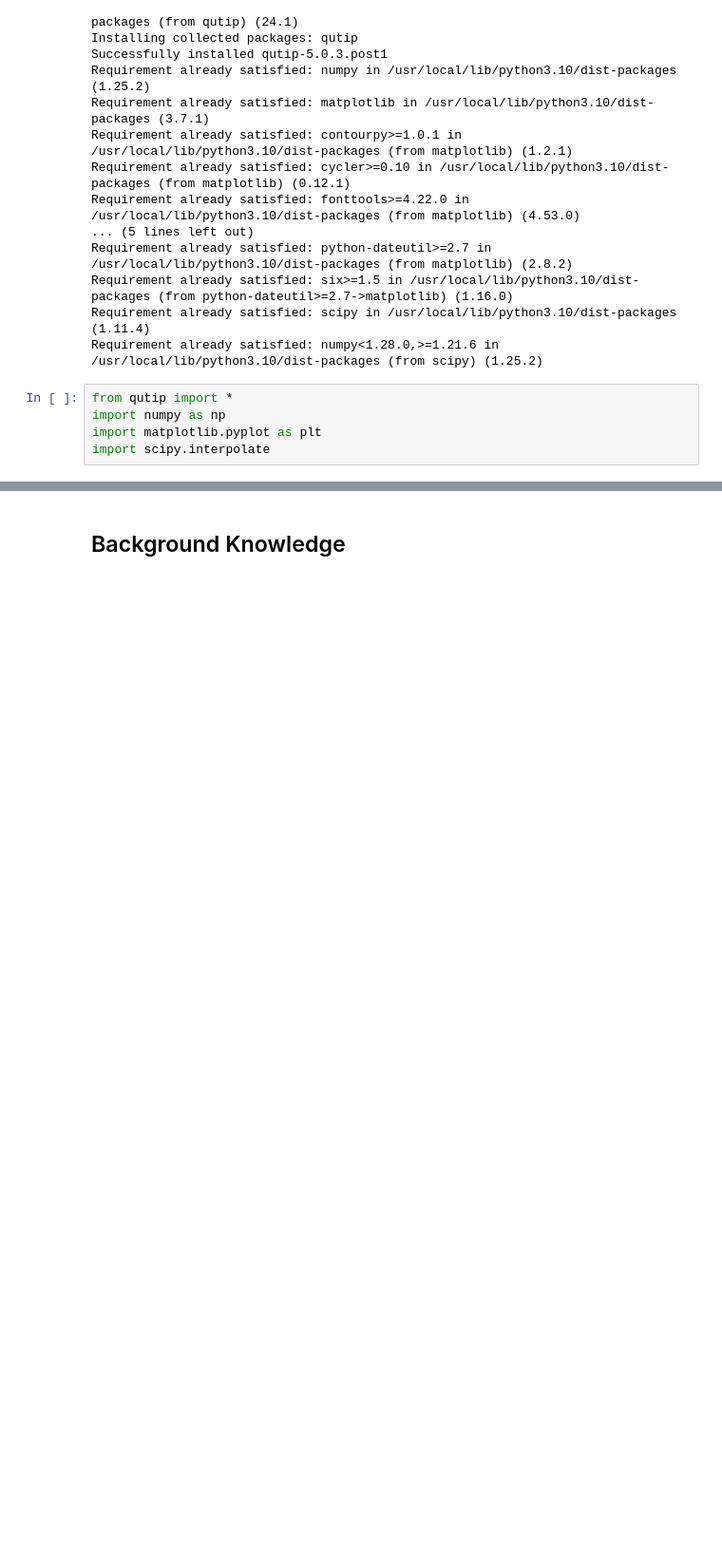
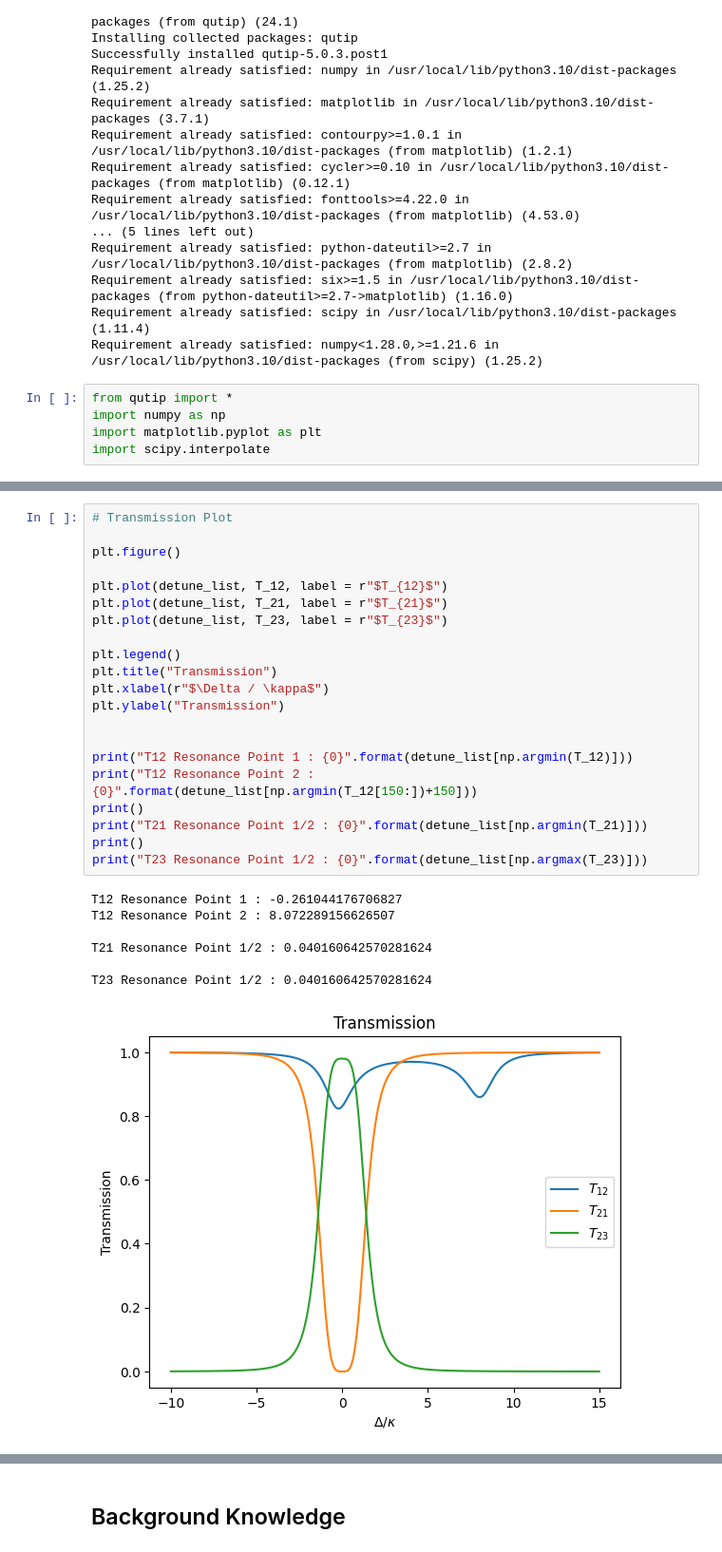
Before and after one commit to BrainConnection/Small_Project, a Jupyter notebook: Quantum Squeezing Induced Optical Nonreciprocity Reproduce.ipynb, the cells around one changed output, grey strips where cells are left out. Shown: that part at 95% size. Drawn from its saved outputs; the diff is of its cells as text; blank space fills up the shorter version.

```diff
--- a/Quantum Squeezing Induced Optical Nonreciprocity Reproduce.ipynb
+++ b/Quantum Squeezing Induced Optical Nonreciprocity Reproduce.ipynb
@@ -34,0 +192,29 @@ import scipy.interpolate
+# %%
+# Transmission Plot
+
+plt.figure()
+
+plt.plot(detune_list, T_12, label = r"$T_{12}$")
+plt.plot(detune_list, T_21, label = r"$T_{21}$")
+plt.plot(detune_list, T_23, label = r"$T_{23}$")
+
+plt.legend()
+plt.title("Transmission")
+plt.xlabel(r"$\Delta / \kappa$")
+plt.ylabel("Transmission")
+
+
+print("T12 Resonance Point 1 : {0}".format(detune_list[np.argmin(T_12)]))
+print("T12 Resonance Point 2 : {0}".format(detune_list[np.argmin(T_12[150:])+150]))
+print()
+print("T21 Resonance Point 1/2 : {0}".format(detune_list[np.argmin(T_21)]))
+print()
+print("T23 Resonance Point 1/2 : {0}".format(detune_list[np.argmax(T_23)]))
+# %% [output]
+T12 Resonance Point 1 : -0.261044176706827
+T12 Resonance Point 2 : 8.072289156626507
+
+T21 Resonance Point 1/2 : 0.040160642570281624
+
+T23 Resonance Point 1/2 : 0.040160642570281624
+[figure, added]
```
Also changed, not shown: parts of 49 cells of this notebook.
